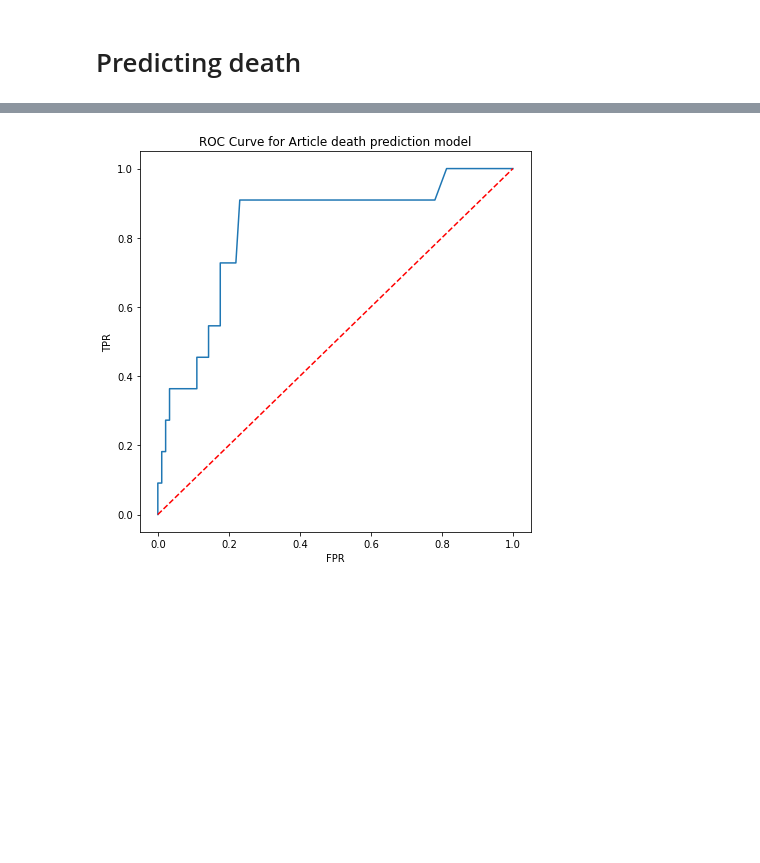
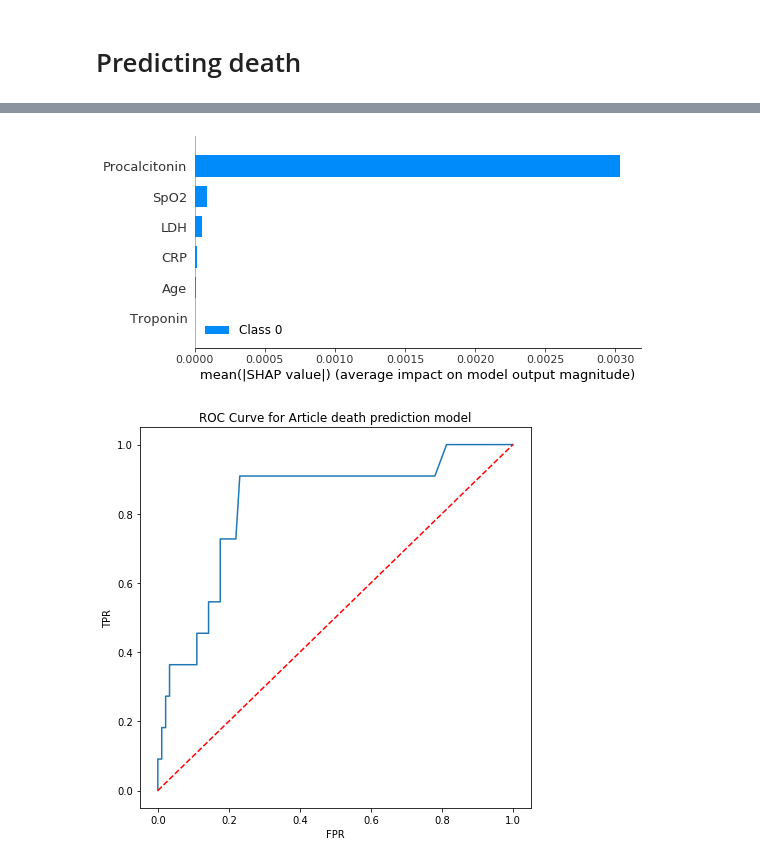
Before and after one commit to konrad-komisarczyk/wb2021, a Jupyter notebook: proj2/DNN/DNN.ipynb, the cells around one changed output, grey strips where cells are left out. Cells and saved outputs as stored; diff of their text form; code cells hidden in the pictures; blank space fills up the shorter version.

```diff
--- a/proj2/DNN/DNN.ipynb
+++ b/proj2/DNN/DNN.ipynb
@@ -179,5 +209,9 @@ roc_auc_score(EXPIRED_PACK["y_test"], article_d_model.predict(EXPIRED_PACK["X_te
 # %%
 article_d_model.save("death_article.h5")
+# %%
+plot_feature_importance(article_d_model, EXPIRED_PACK["X_train"], expired.iloc[:, :-1].columns)
+# %% [output]
+[figure, added]
 # %%
 plt.figure(figsize=(7,7))
 plot_roc_keras(article_d_model, EXPIRED_PACK, model_name="Article death prediction model")
```
Also changed, not shown: parts of 15 cells of this notebook.
